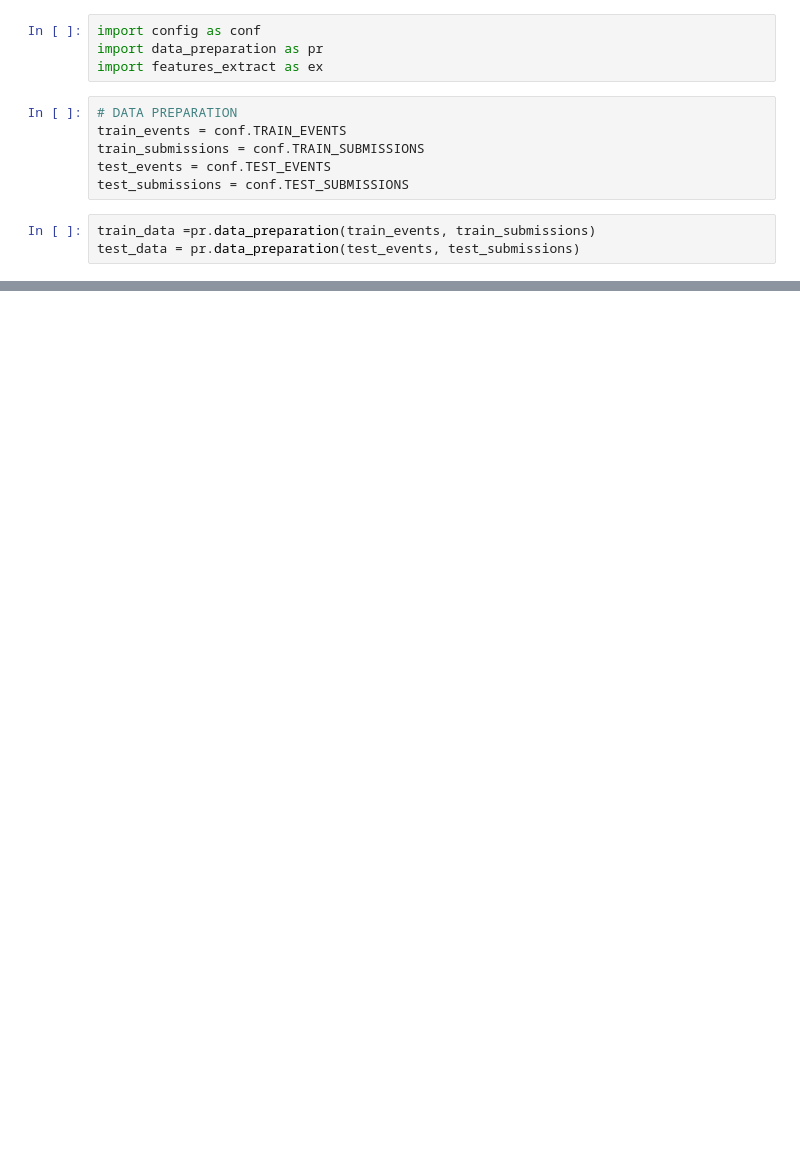
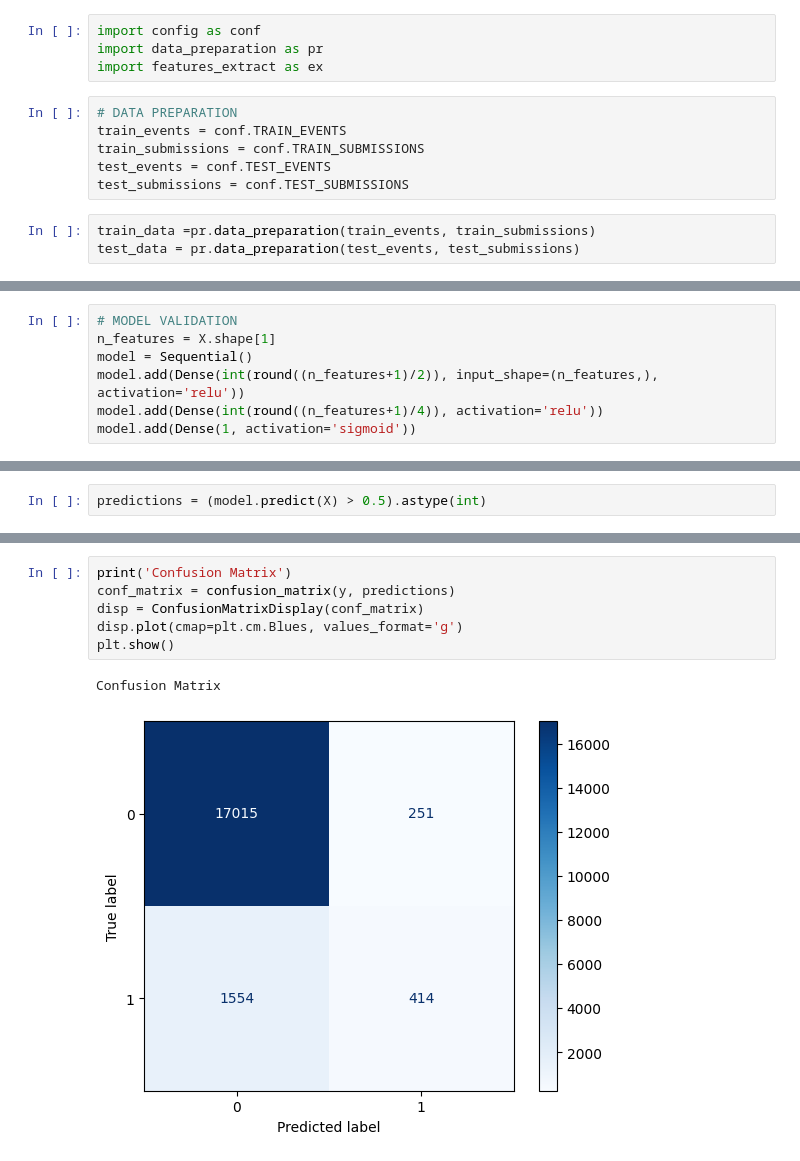
Before and after one commit to betelgeus/study, a Jupyter notebook: statistics/DS_and_ML_intro_Stepic_4852/Stepik_ML_contest/Model_TensorFlow.ipynb, the cells around one changed output, grey strips where cells are left out. Saved outputs shown, nothing was run; the diff lists cells and outputs as text; blank space fills up the shorter version.

```diff
--- a/statistics/DS_and_ML_intro_Stepic_4852/Stepik_ML_contest/Model_TensorFlow.ipynb
+++ b/statistics/DS_and_ML_intro_Stepic_4852/Stepik_ML_contest/Model_TensorFlow.ipynb
@@ -31,0 +33,7 @@ array([[-1.72423514, -0.50183933, -0.63006947, ..., -0.5115427 ,
+# %%
+# MODEL VALIDATION
+n_features = X.shape[1]
+model = Sequential()
+model.add(Dense(int(round((n_features+1)/2)), input_shape=(n_features,), activation='relu'))
+model.add(Dense(int(round((n_features+1)/4)), activation='relu'))
+model.add(Dense(1, activation='sigmoid'))
@@ -31,0 +59,2 @@ array([[-1.72423514, -0.50183933, -0.63006947, ..., -0.5115427 ,
+# %%
+predictions = (model.predict(X) > 0.5).astype(int)
@@ -31,0 +119,9 @@ array([[-1.72423514, -0.50183933, -0.63006947, ..., -0.5115427 ,
+# %%
+print('Confusion Matrix')
+conf_matrix = confusion_matrix(y, predictions)
+disp = ConfusionMatrixDisplay(conf_matrix)
+disp.plot(cmap=plt.cm.Blues, values_format='g')
+plt.show()
+# %% [output]
+Confusion Matrix
+[figure, added]
```
Also changed, not shown: parts of 19 cells of this notebook, 4 other files.
